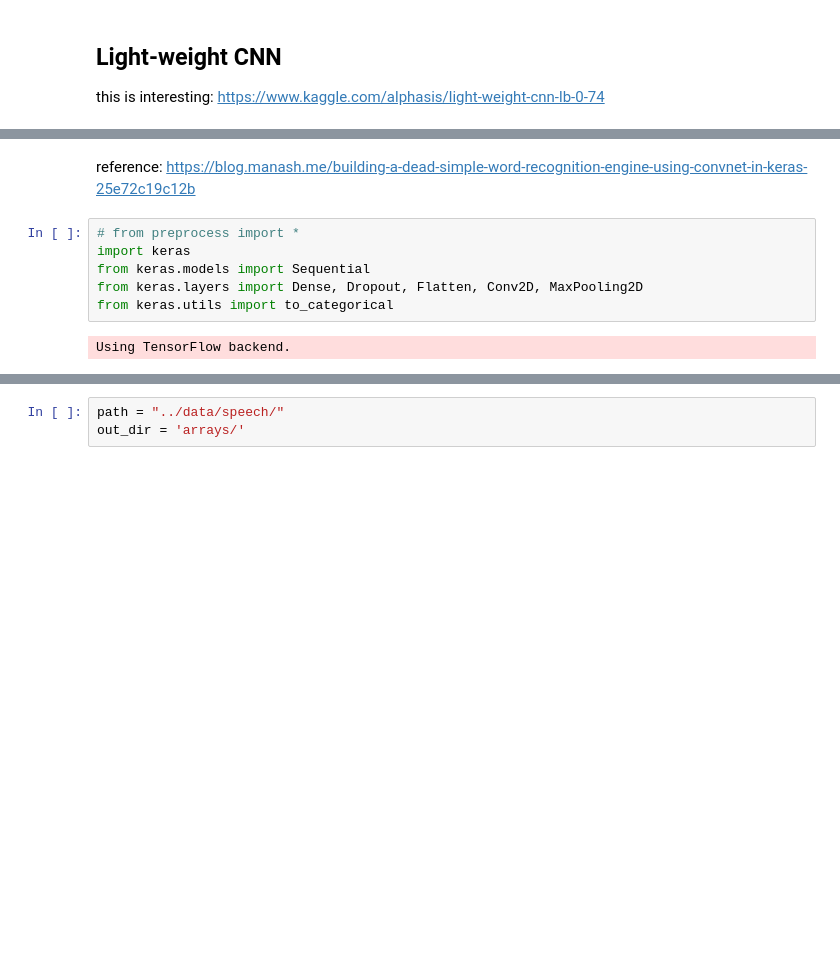
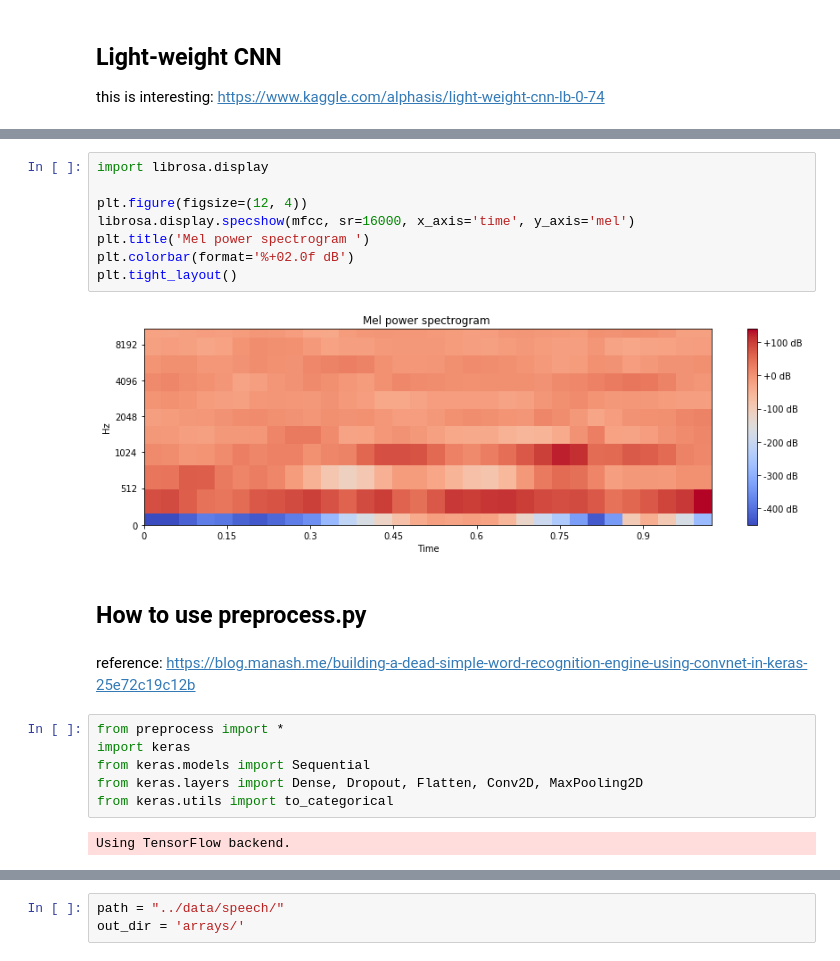
Before and after one commit to ginevracoal/SpeechRecognitionProject, a Jupyter notebook: keras_CNN/speech_recognition.ipynb, the cells around one changed output, grey strips where cells are left out. Saved outputs shown, nothing was run; the diff lists cells and outputs as text; blank space fills up the shorter version.

```diff
--- a/keras_CNN/speech_recognition.ipynb
+++ b/keras_CNN/speech_recognition.ipynb
@@ -170,7 +193,19 @@ this is interesting: https://www.kaggle.com/alphasis/light-weight-cnn-lb-0-74
+# %%
+import librosa.display
+
+plt.figure(figsize=(12, 4))
+librosa.display.specshow(mfcc, sr=16000, x_axis='time', y_axis='mel')
+plt.title('Mel power spectrogram ')
+plt.colorbar(format='%+02.0f dB')
+plt.tight_layout()
+# %% [output]
+[figure, added]
+# %% [markdown]
+## How to use preprocess.py
 # %% [markdown]
 reference: https://blog.manash.me/building-a-dead-simple-word-recognition-engine-using-convnet-in-keras-25e72c19c12b
 # %%
-# from preprocess import *
+from preprocess import *
 import keras
 from keras.models import Sequential
 from keras.layers import Dense, Dropout, Flatten, Conv2D, MaxPooling2D
```
Also changed, not shown: parts of 18 cells of this notebook.
